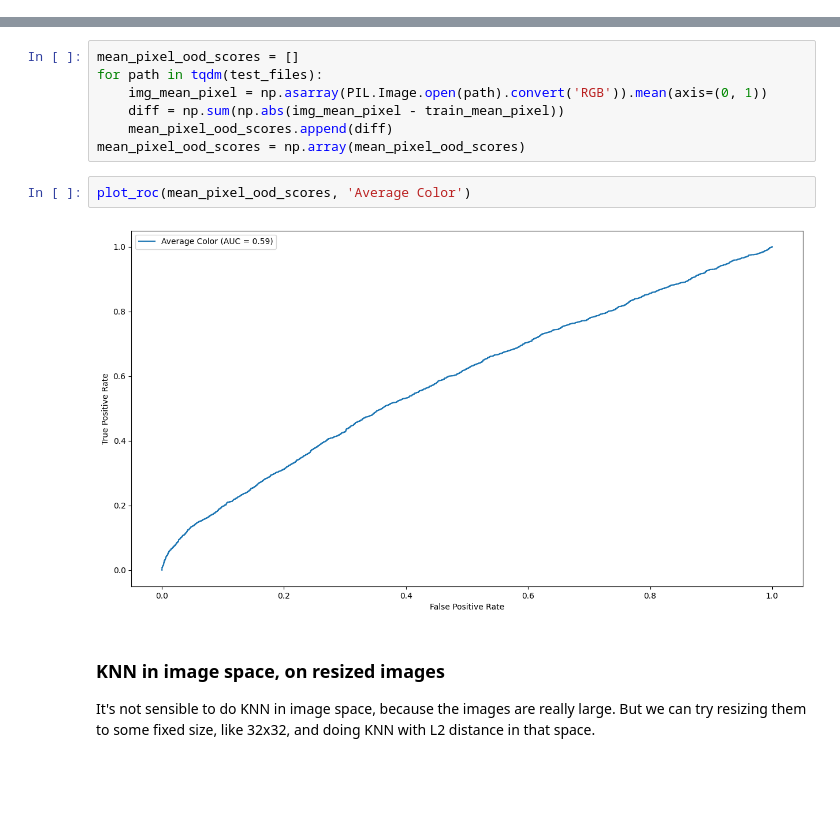
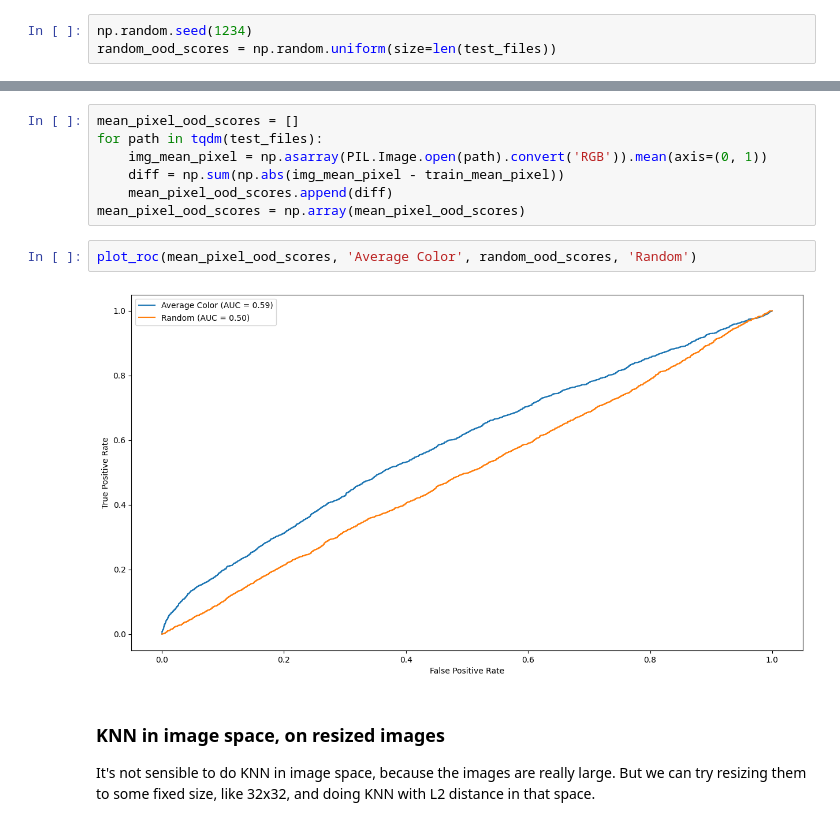
Before and after one commit to dcai-course/dcai-lab, a Jupyter notebook: outliers/Solution - Outliers.ipynb, the cells around one changed output, grey strips where cells are left out. Saved outputs shown, nothing was run; the diff lists cells and outputs as text; blank space fills up the shorter version.

```diff
--- a/outliers/Solution - Outliers.ipynb
+++ b/outliers/Solution - Outliers.ipynb
@@ -103,0 +108,3 @@ Here, we implement a couple really simple methods, just to show you how the piec
+# %%
+np.random.seed(1234)
+random_ood_scores = np.random.uniform(size=len(test_files))
@@ -118,9 +129,9 @@ for path in tqdm(test_files):
     mean_pixel_ood_scores.append(diff)
 mean_pixel_ood_scores = np.array(mean_pixel_ood_scores)
 # %%
-plot_roc(mean_pixel_ood_scores, 'Average Color')
+plot_roc(mean_pixel_ood_scores, 'Average Color', random_ood_scores, 'Random')
 # %% [output]
-[figure, old version]
+[figure, new version]
 # %% [markdown]
 ### KNN in image space, on resized images
 
```
Also changed, not shown: parts of 15 cells of this notebook, 1 other file.
